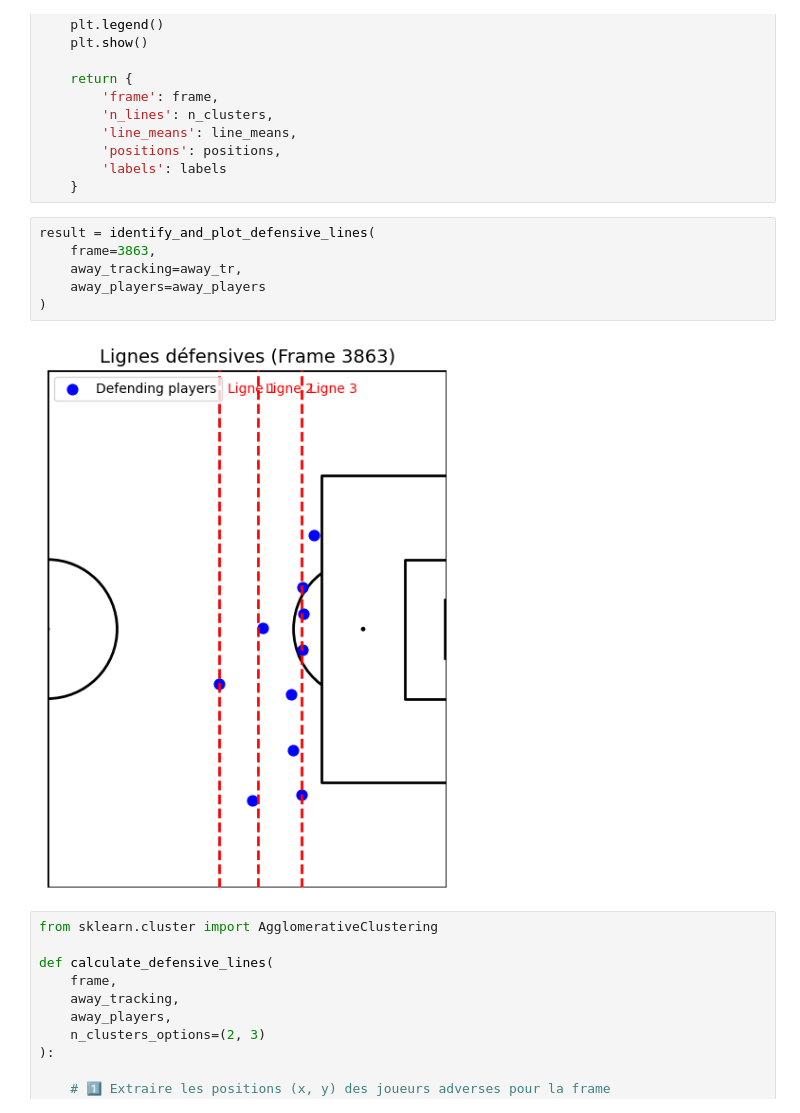
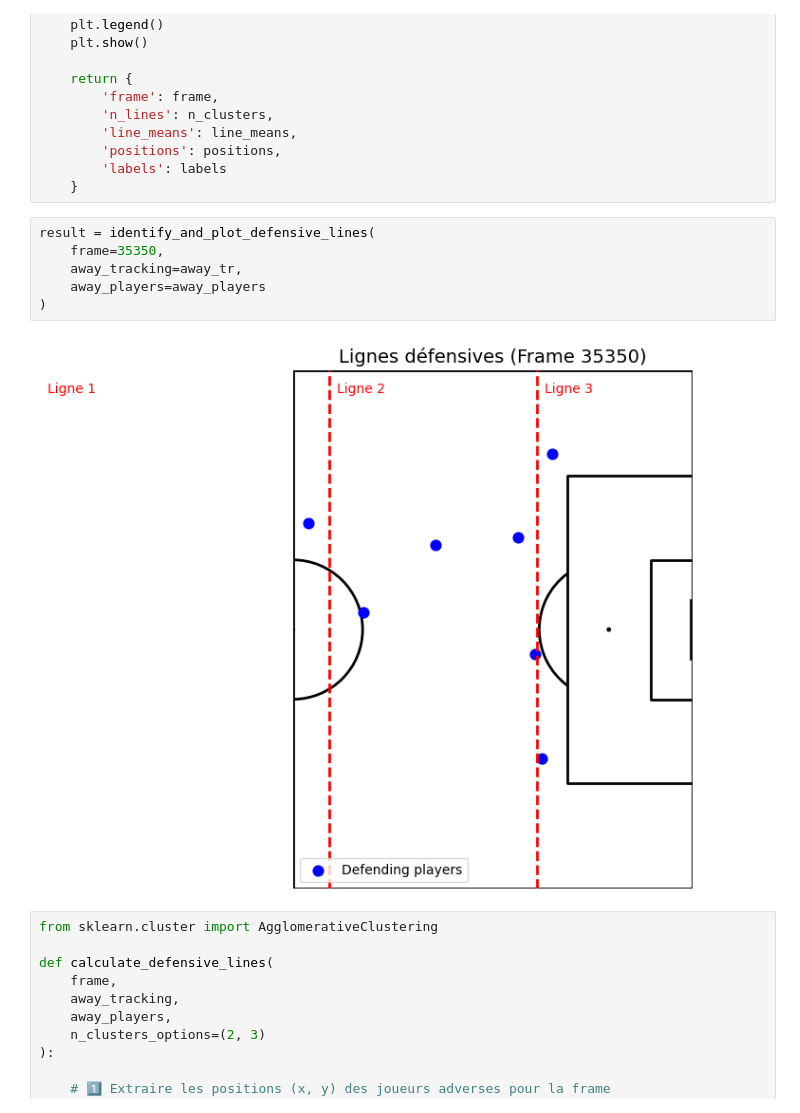
Before and after one commit to TustiWutsi/player_pitch_control_clustering, a Jupyter notebook: data_preparation.ipynb, the cells around one changed output. Cells and saved outputs as stored; diff of their text form.

```diff
--- a/data_preparation.ipynb
+++ b/data_preparation.ipynb
@@ -1996,12 +2208,12 @@ def identify_and_plot_defensive_lines(
     }
 # %%
 result = identify_and_plot_defensive_lines(
-    frame=3863,
+    frame=35350,
     away_tracking=away_tr,
     away_players=away_players
 )
 # %% [output]
-[figure, old version]
+[figure, new version]
 # %%
 from sklearn.cluster import AgglomerativeClustering
 
```
Also changed, not shown: parts of 19 cells of this notebook, 1 other file.
